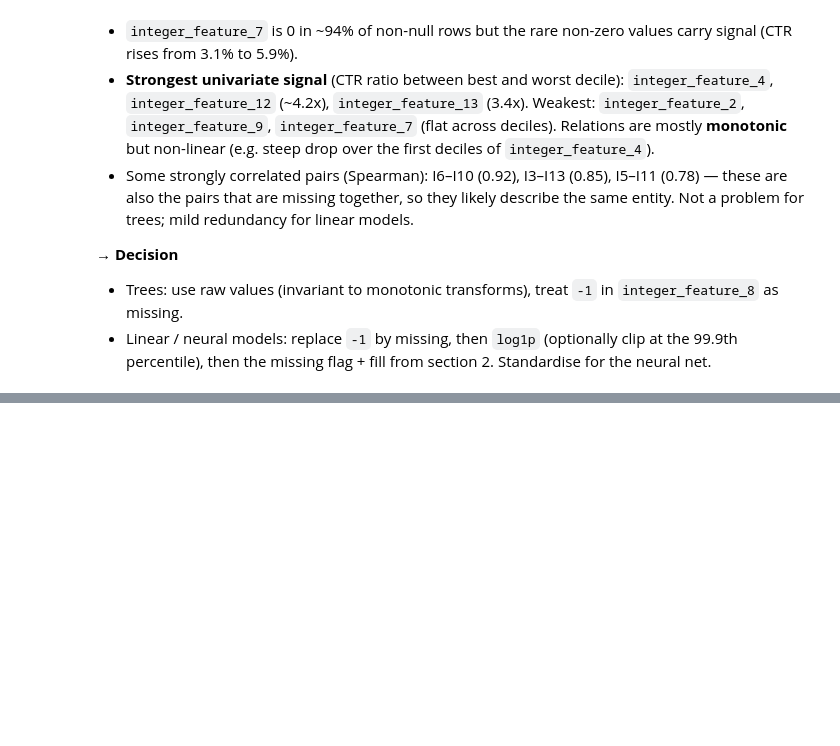
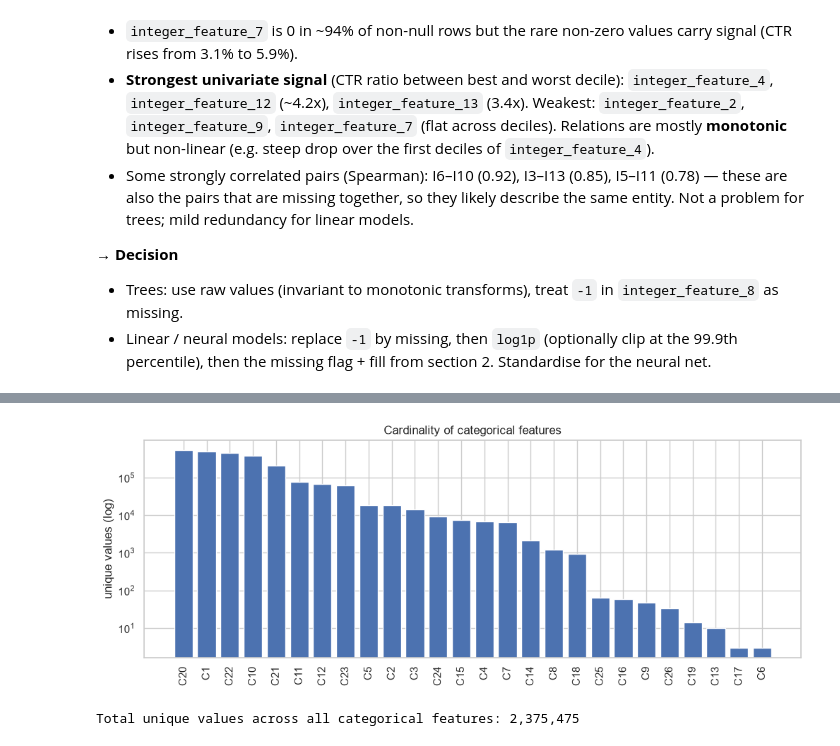
Before and after one commit to Mam-s/ctr_criteo, a Jupyter notebook: notebooks/exploration.ipynb, the cells around one changed output, grey strips where cells are left out. Saved outputs shown, nothing was run; the diff lists cells and outputs as text; code cells hidden in the pictures; blank space fills up the shorter version.

Commit message:
eda: categorical features cardinality and signal

```diff
--- a/notebooks/exploration.ipynb
+++ b/notebooks/exploration.ipynb
@@ -348,0 +351,13 @@ integer_feature_7 == 0: 94.34% of non-null rows
+# %%
+rows = []
+for col in CAT_COLS:
+    counts = df[col].value_counts()  # excludes nulls
+    rows.append({
+        "feature": col,
+        "n_unique": len(counts),
+        "top_value_share": counts.iloc[0] / counts.sum(),
+        "values_seen_once": (counts == 1).mean(),
+        "rows_with_value_seen_lt_10": counts[counts < 10].sum() / counts.sum(),
+    })
+cat_stats = pd.DataFrame(rows).set_index("feature").sort_values("n_unique", ascending=False)
+cat_stats
@@ -348,0 +383,14 @@ integer_feature_7 == 0: 94.34% of non-null rows
+# %%
+fig, ax = plt.subplots(figsize=(12, 4))
+ax.bar(range(len(cat_stats)), cat_stats["n_unique"])
+ax.set_xticks(range(len(cat_stats)))
+ax.set_xticklabels([c.replace("categorical_feature_", "C") for c in cat_stats.index], rotation=90)
+ax.set_yscale("log")
+ax.set_ylabel("unique values (log)")
+ax.set_title("Cardinality of categorical features")
+plt.show()
+
+print(f"Total unique values across all categorical features: {cat_stats['n_unique'].sum():,}")
+# %% [output]
+[figure, added]
+Total unique values across all categorical features: 2,375,475
```
Also changed, not shown: parts of 9 cells of this notebook.
